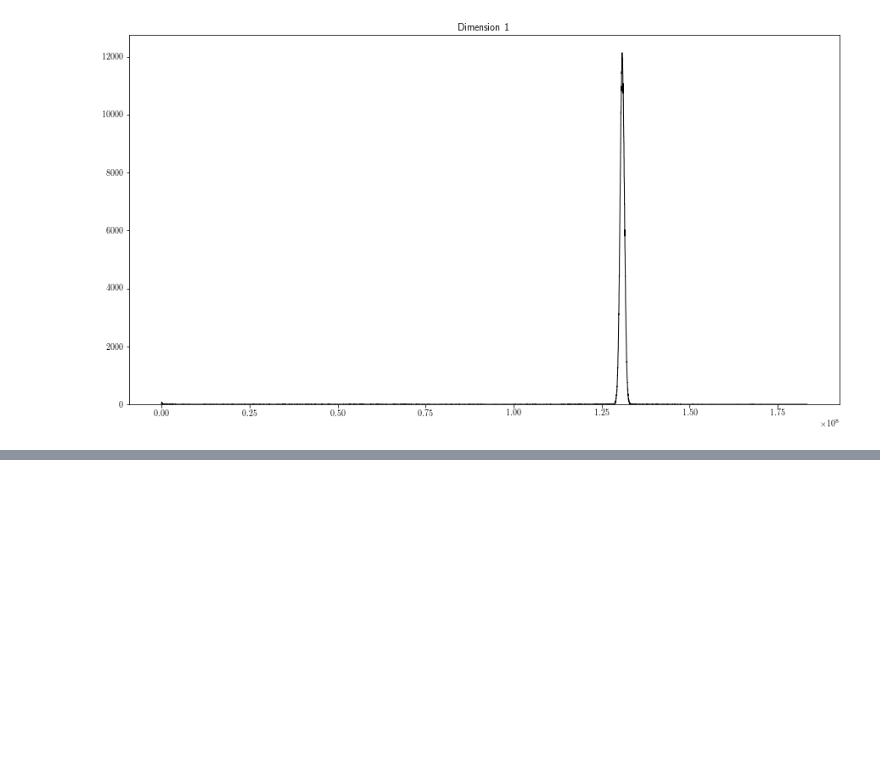
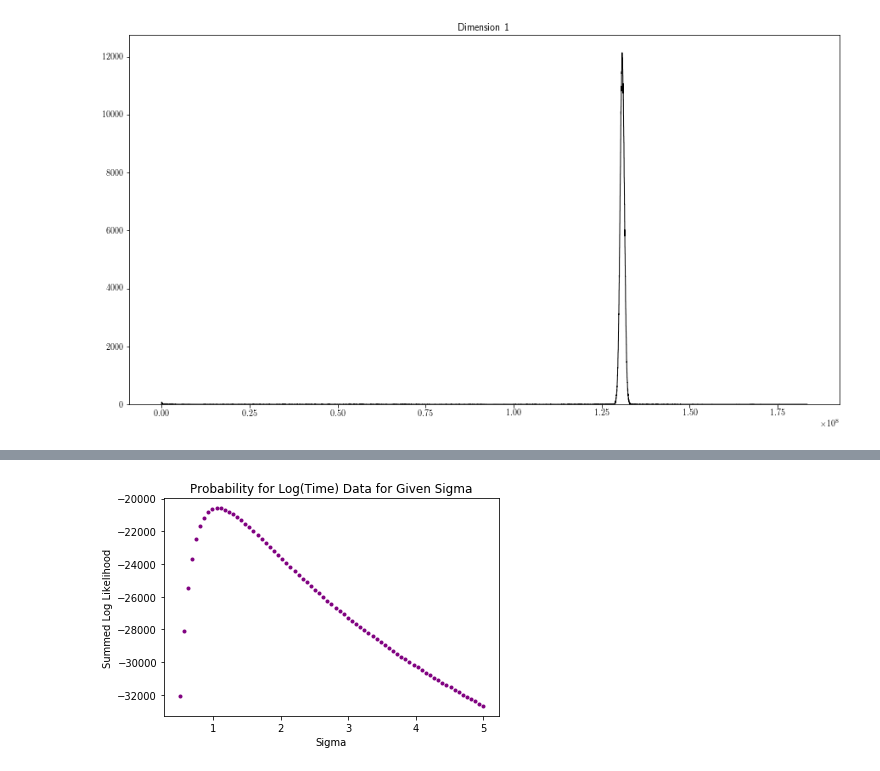
Before and after one commit to dtamayo/MLstability, a Jupyter notebook: Analysis/MCMC.ipynb, the cells around one changed output, grey strips where cells are left out. Saved outputs shown, nothing was run; the diff lists cells and outputs as text; code cells hidden in the pictures; blank space fills up the shorter version.

```diff
--- a/Analysis/MCMC.ipynb
+++ b/Analysis/MCMC.ipynb
@@ -461,0 +584,14 @@ Right bin edge 130842329.679
+# %%
+import time
+sigma_range = np.linspace(0.5, 5, 75)
+
+areas3 = np.zeros(( sigma_range.shape[0], log_times.shape[0])) # include area for each gaussia
+start = time.time()
+
+for j, sigma in enumerate(sigma_range):
+    for i, val in enumerate(log_times):
+        areas3[j][i] = -(val[0] - val[1])**2/(4. *sigma**2) +np.log(1+spec.erf(np.sum(val)/(2.*sigma))) - np.log(4*np.pi**0.5*sigma)
+
+    print j
+end = time.time()
+print "Time", (end -start)
@@ -461,0 +616,10 @@ Right bin edge 130842329.679
+# %%
+# let sigma be 2
+sigma = 2
+count = 0
+for i, val in enumerate(log_times):
+    # -(val[0] - val[1])**2/(4. *sigma**2) +np.log(1+spec.erf(np.sum(val)/(2.*sigma))) - np.log(4*np.pi**0.5*sigma)
+    amount =  -(val[0] - val[1])**2/(4. *sigma**2) +np.log(1+spec.erf(np.sum(val)/(2.*sigma))) - np.log(4*np.pi**0.5*sigma)
+    print amount
+    count+=amount
+print count
@@ -461,0 +644,14 @@ Right bin edge 130842329.679
+# %%
+#see how the areas change as sigma changes
+summed_Areas2 = np.zeros(areas3.shape[0])
+start = time.time()
+for  i, val in enumerate(areas3):
+    vals = np.sum(val)
+    print vals, sigma_range[i], np.exp(vals)
+    summed_Areas2[i] = vals
+end = time.time()
+print "Time", (end -start)
+max_prob =  np.max(summed_Areas2)
+ind = np.where(summed_Areas2 == max_prob)
+print summed_Areas2[ind[0][0]]
+print sigma_range[ind[0][0]]
@@ -461,0 +676,8 @@ Right bin edge 130842329.679
+# %%
+plt.scatter(sigma_range, summed_Areas2, color = "purple", marker =".")
+plt.title("Probability for Log(Time) Data for Given Sigma")
+plt.ylabel("Summed Log Likelihood")
+plt.xlabel("Sigma")
+plt.show()
+# %% [output]
+[figure, added]
```
Also changed, not shown: parts of 13 cells of this notebook.
